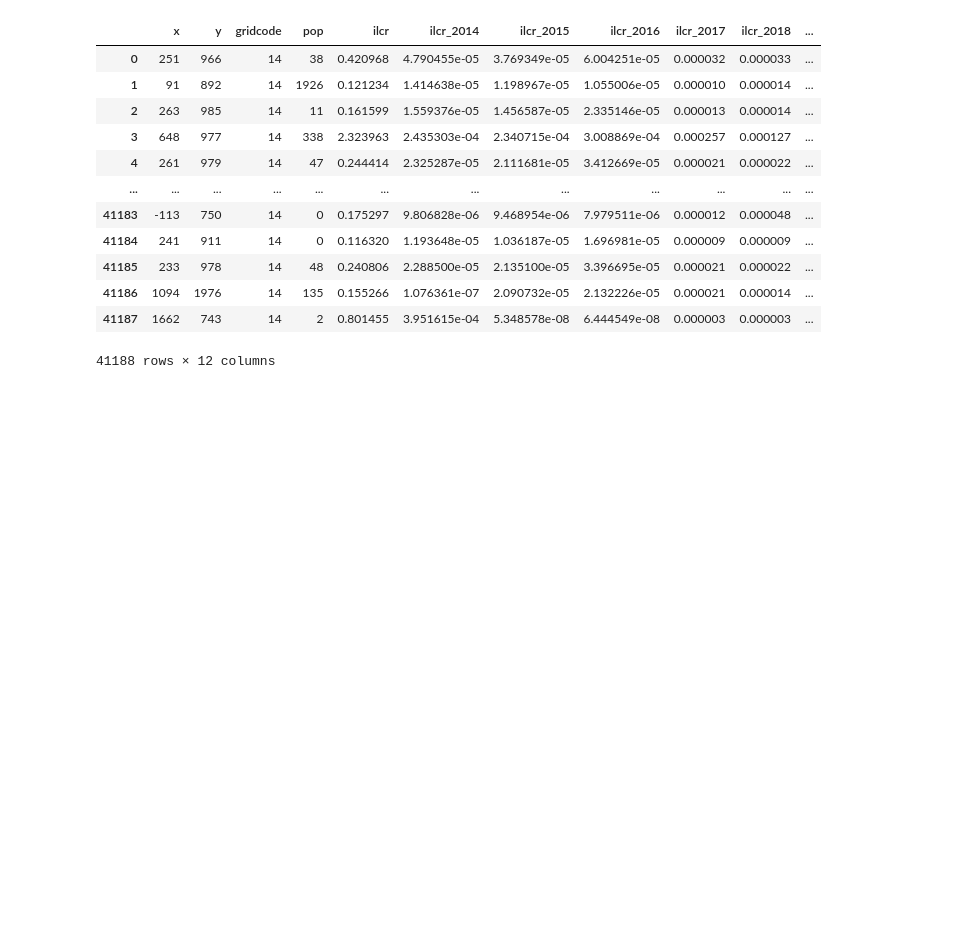
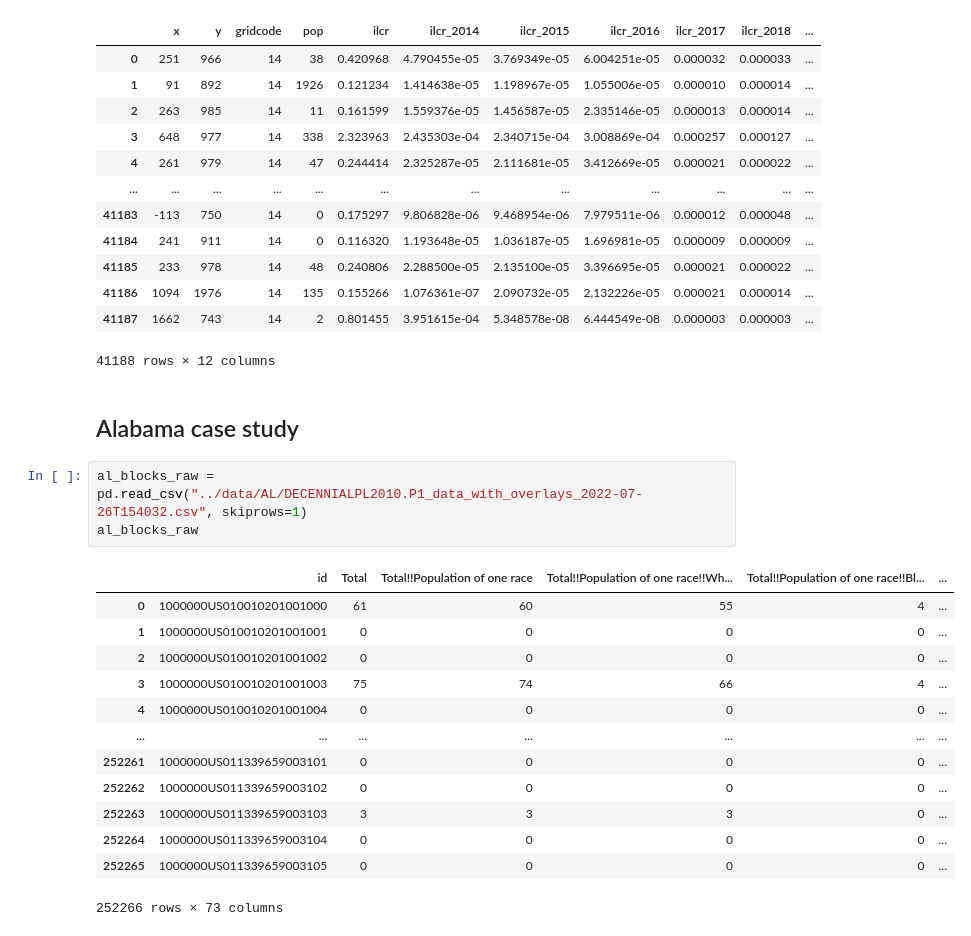
Before and after one commit to jasondamico/d3-visualizations, a Jupyter notebook: propublica_hotspots/python/cleaning.ipynb, the cells around one changed output. Drawn from its saved outputs; the diff is of its cells as text; blank space fills up the shorter version.

Commit message:
Introduce Alabama case study

```diff
--- a/propublica_hotspots/python/cleaning.ipynb
+++ b/propublica_hotspots/python/cleaning.ipynb
@@ -326,3 +326,22 @@ pollution_gridspace_df
 | 41186 | 1094 | 1976 | 14 | 135 | 0.155266 | 1.076361e-07 | 2.090732e-05 | 2.132226e-05 | 0.000021 | 0.000014 | ... |
 | 41187 | 1662 | 743 | 14 | 2 | 0.801455 | 3.951615e-04 | 5.348578e-08 | 6.444549e-08 | 0.000003 | 0.000003 | ... |
 41188 rows × 12 columns
+# %% [markdown]
+## Alabama case study
+# %%
+al_blocks_raw = pd.read_csv("../data/AL/DECENNIALPL2010.P1_data_with_overlays_2022-07-26T154032.csv", skiprows=1)
+al_blocks_raw
+# %% [output]
+|  | id | Total | Total!!Population of one race | Total!!Population of one race!!Wh... | Total!!Population of one race!!Bl... | ... |
+| 0 | 1000000US010010201001000 | 61 | 60 | 55 | 4 | ... |
+| 1 | 1000000US010010201001001 | 0 | 0 | 0 | 0 | ... |
+| 2 | 1000000US010010201001002 | 0 | 0 | 0 | 0 | ... |
+| 3 | 1000000US010010201001003 | 75 | 74 | 66 | 4 | ... |
+| 4 | 1000000US010010201001004 | 0 | 0 | 0 | 0 | ... |
+| ... | ... | ... | ... | ... | ... | ... |
+| 252261 | 1000000US011339659003101 | 0 | 0 | 0 | 0 | ... |
+| 252262 | 1000000US011339659003102 | 0 | 0 | 0 | 0 | ... |
+| 252263 | 1000000US011339659003103 | 3 | 3 | 3 | 0 | ... |
+| 252264 | 1000000US011339659003104 | 0 | 0 | 0 | 0 | ... |
+| 252265 | 1000000US011339659003105 | 0 | 0 | 0 | 0 | ... |
+252266 rows × 73 columns
```
Also changed, not shown: parts of 3 cells of this notebook.
